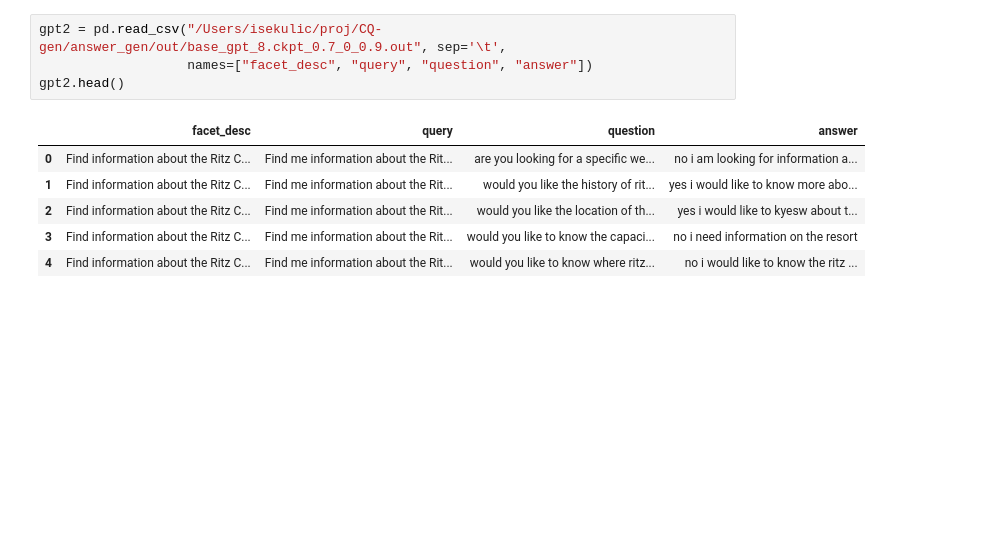
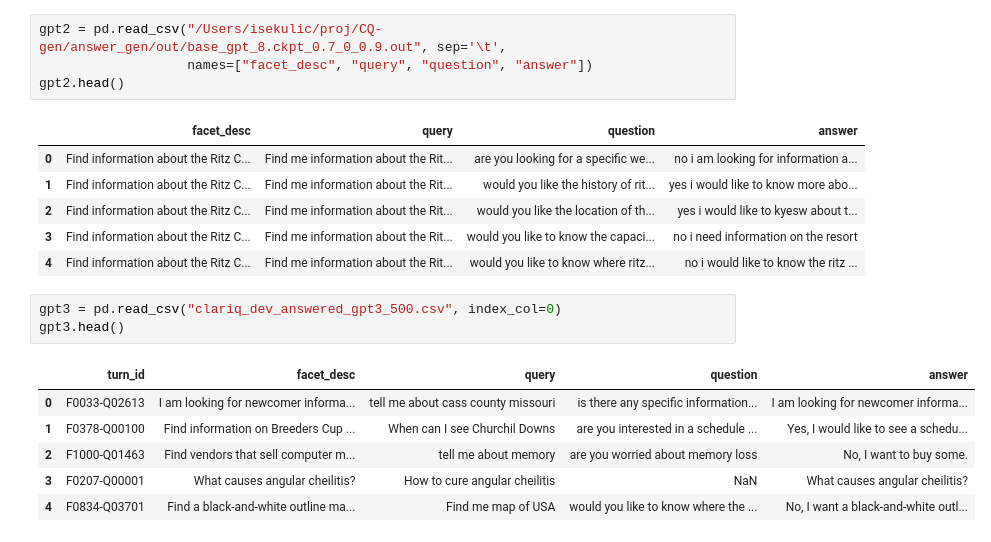
Before and after one commit to grill-lab/ConvSim, a Jupyter notebook: mturk/Mturk_preparation.ipynb, the cells around one changed output. Drawn from its saved outputs; the diff is of its cells as text; blank space fills up the shorter version.

```diff
--- a/mturk/Mturk_preparation.ipynb
+++ b/mturk/Mturk_preparation.ipynb
@@ -77,4 +143,14 @@ gpt2.head()
 | 2 | Find information about the Ritz C... | Find me information about the Rit... | would you like the location of th... | yes i would like to kyesw about t... |
 | 3 | Find information about the Ritz C... | Find me information about the Rit... | would you like to know the capaci... | no i need information on the resort |
 | 4 | Find information about the Ritz C... | Find me information about the Rit... | would you like to know where ritz... | no i would like to know the ritz ... |
+# %%
+gpt3 = pd.read_csv("clariq_dev_answered_gpt3_500.csv", index_col=0)
+gpt3.head()
+# %% [output]
+|  | turn_id | facet_desc | query | question | answer |
+| 0 | F0033-Q02613 | I am looking for newcomer informa... | tell me about cass county missouri | is there any specific information... | I am looking for newcomer informa... |
+| 1 | F0378-Q00100 | Find information on Breeders Cup ... | When can I see Churchil Downs | are you interested in a schedule ... | Yes, I would like to see a schedu... |
+| 2 | F1000-Q01463 | Find vendors that sell computer m... | tell me about memory | are you worried about memory loss | No, I want to buy some. |
+| 3 | F0207-Q00001 | What causes angular cheilitis? | How to cure angular cheilitis | NaN | What causes angular cheilitis? |
+| 4 | F0834-Q03701 | Find a black-and-white outline ma... | Find me map of USA | would you like to know where the ... | No, I want a black-and-white outl... |
 # %%
```
Also changed, not shown: parts of 11 cells of this notebook, 2 other files.
